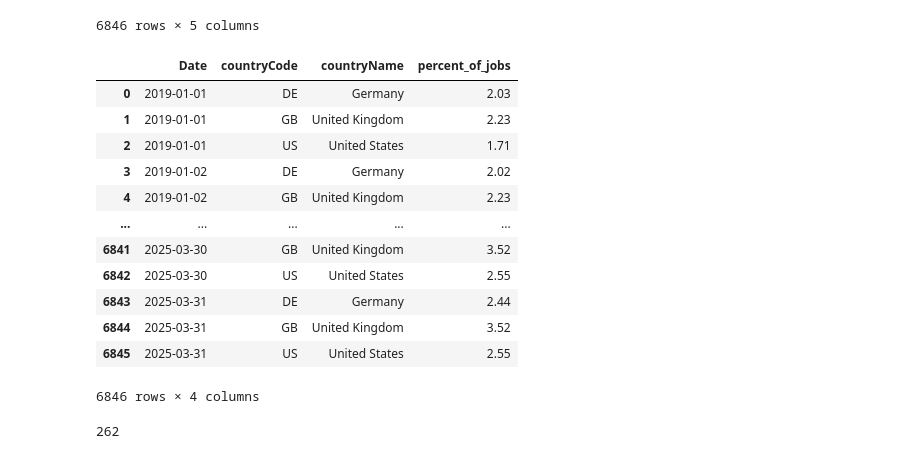
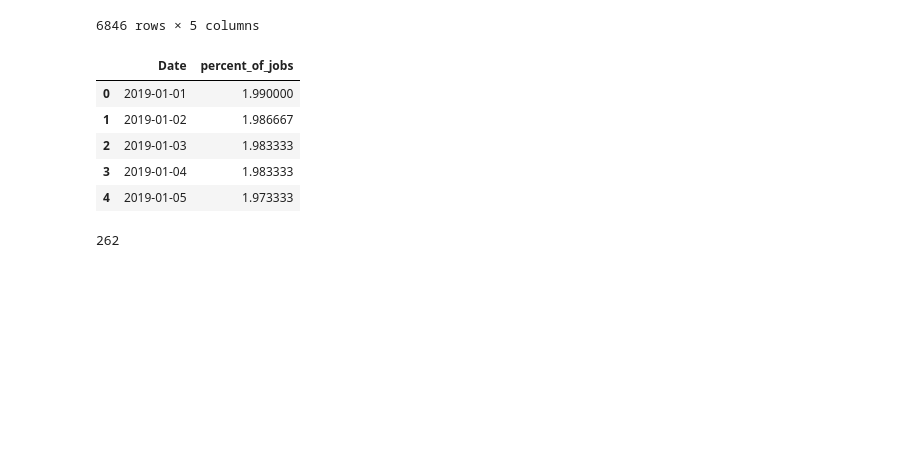
Before and after one commit to dgil0214/Global-Public-Interest-in-AI-vs-AI-Job-Growth, a Jupyter notebook: Clean_up_data.ipynb, the cells around one changed output. Cells and saved outputs as stored; diff of their text form; code cells hidden in the pictures; blank space fills up the shorter version.

```diff
--- a/Clean_up_data.ipynb
+++ b/Clean_up_data.ipynb
@@ -88,22 +91,17 @@ ai_job.drop(columns=['__typename'], inplace=True)
 # %%
 #renaming columns
 
 ai_job.rename(columns={'dateString':'Date', 'value':'percent_of_jobs'}, inplace=True)
-ai_job
+final_df = ai_job.groupby('Date').mean(numeric_only=True).reset_index()
+
+final_df.head()
 # %% [output]
-|  | Date | countryCode | countryName | percent_of_jobs |
-| 0 | 2019-01-01 | DE | Germany | 2.03 |
-| 1 | 2019-01-01 | GB | United Kingdom | 2.23 |
-| 2 | 2019-01-01 | US | United States | 1.71 |
-| 3 | 2019-01-02 | DE | Germany | 2.02 |
-| 4 | 2019-01-02 | GB | United Kingdom | 2.23 |
-| ... | ... | ... | ... | ... |
-| 6841 | 2025-03-30 | GB | United Kingdom | 3.52 |
-| 6842 | 2025-03-30 | US | United States | 2.55 |
-| 6843 | 2025-03-31 | DE | Germany | 2.44 |
-| 6844 | 2025-03-31 | GB | United Kingdom | 3.52 |
-| 6845 | 2025-03-31 | US | United States | 2.55 |
+|  | Date | percent_of_jobs |
+| 0 | 2019-01-01 | 1.990000 |
+| 1 | 2019-01-02 | 1.986667 |
+| 2 | 2019-01-03 | 1.983333 |
+| 3 | 2019-01-04 | 1.983333 |
+| 4 | 2019-01-05 | 1.973333 |
-6846 rows × 4 columns
 # %%
 #connecting to mySQL
 from sqlalchemy import create_engine
```
Also changed, not shown: parts of 6 cells of this notebook.
